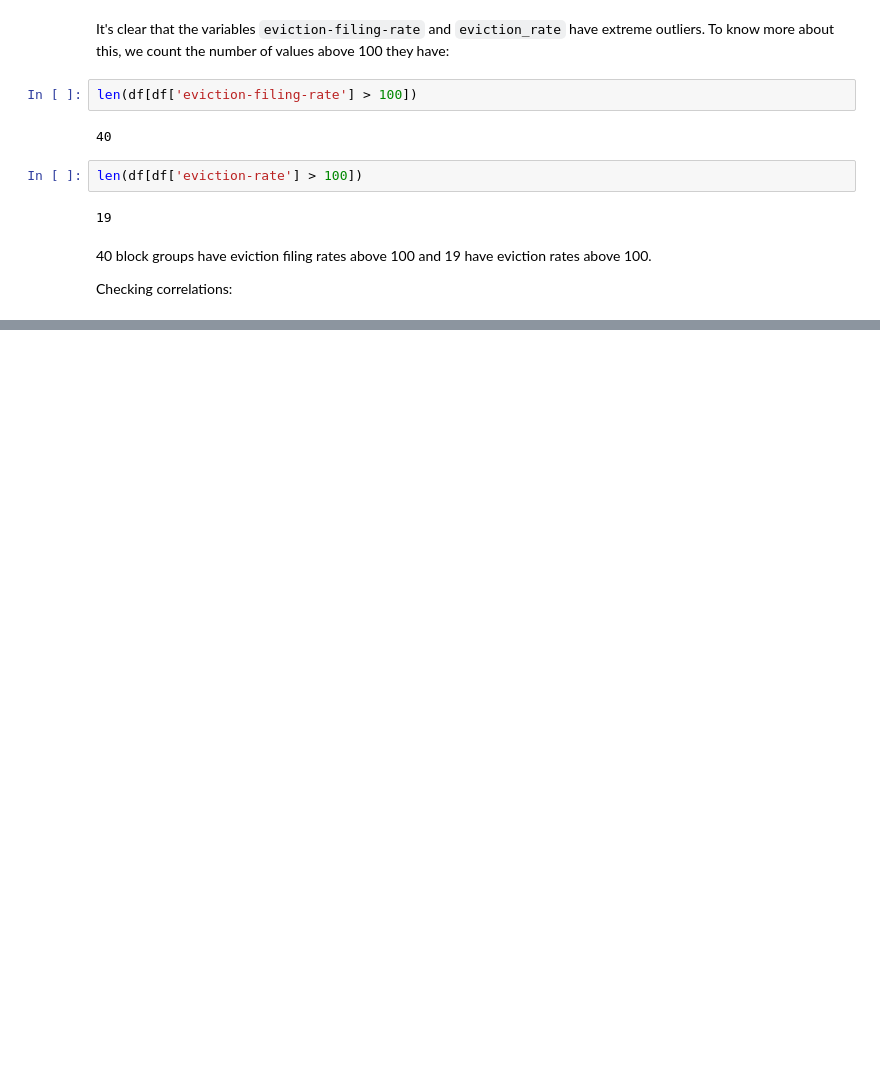
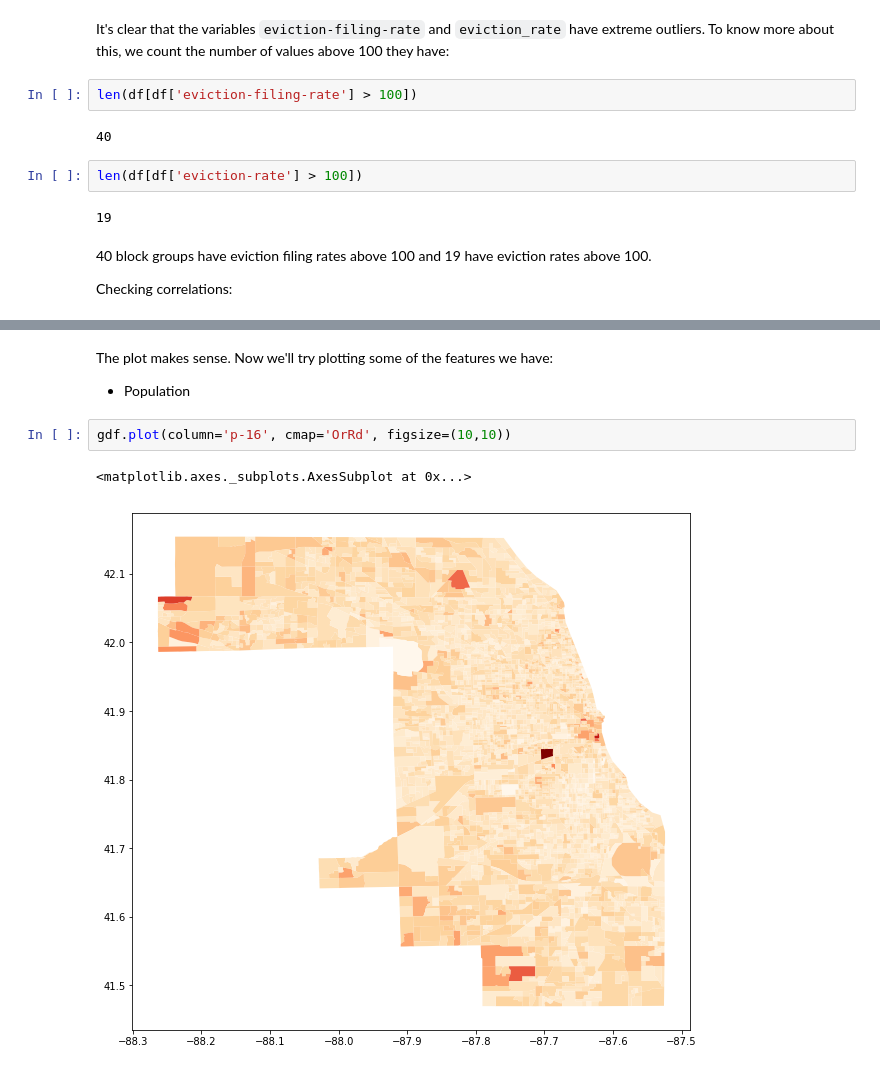
Before and after one commit to luisesanmartin/ml-eviction-chicago, a Jupyter notebook: notebooks/Data exploration - block groups.ipynb, the cells around one changed output, grey strips where cells are left out. Saved outputs shown, nothing was run; the diff lists cells and outputs as text; blank space fills up the shorter version.

```diff
--- a/notebooks/Data exploration - block groups.ipynb
+++ b/notebooks/Data exploration - block groups.ipynb
@@ -216,0 +252,9 @@ Finally, you got to the maps part. I hope it was worth to wait.
+# %% [markdown]
+The plot makes sense. Now we'll try plotting some of the features we have:
+
+* Population
+# %%
+gdf.plot(column='p-16', cmap='OrRd', figsize=(10,10))
+# %% [output]
+<matplotlib.axes._subplots.AxesSubplot at 0x...>
+[figure, added]
```
Also changed, not shown: parts of 24 cells of this notebook.
